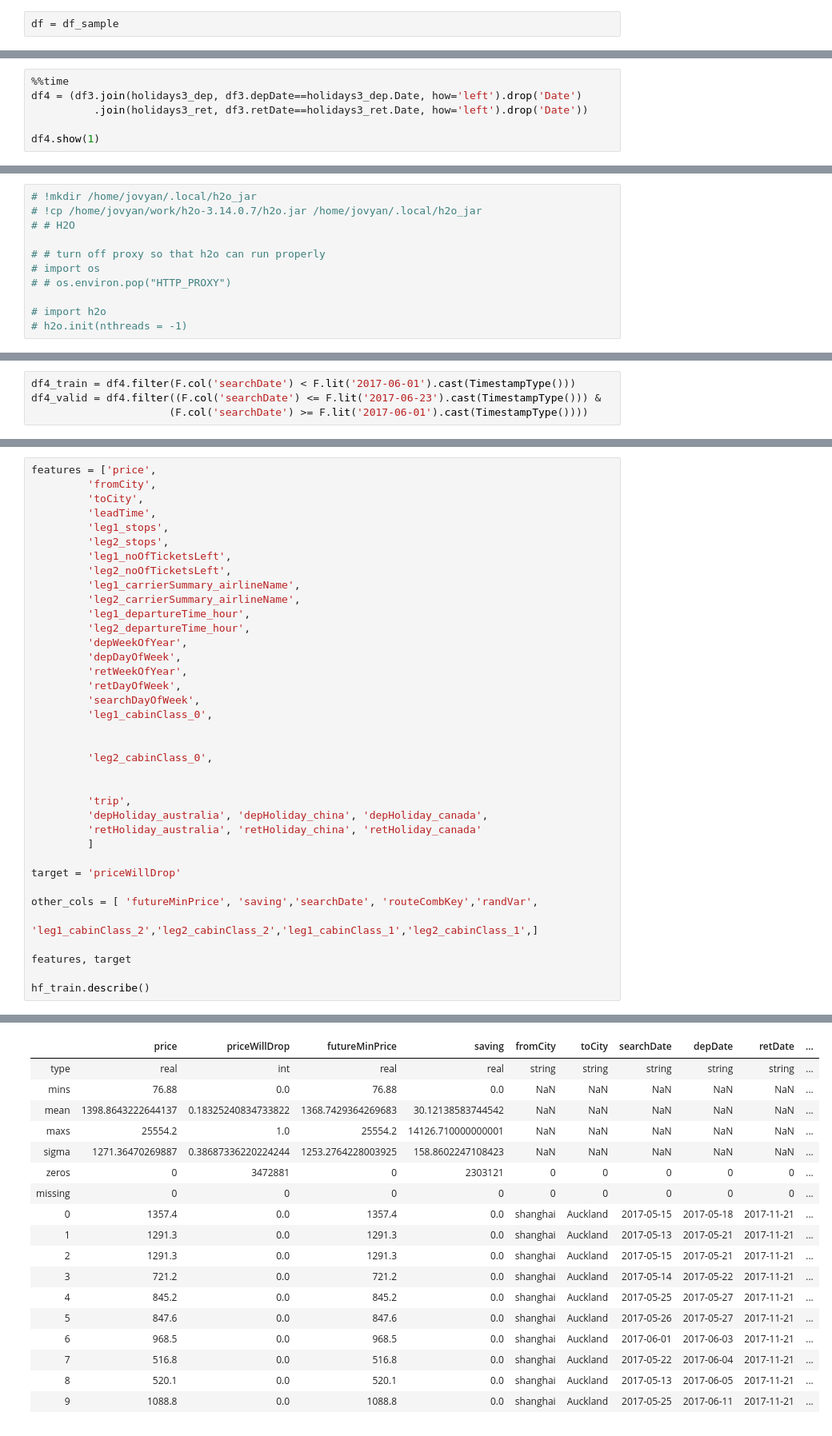
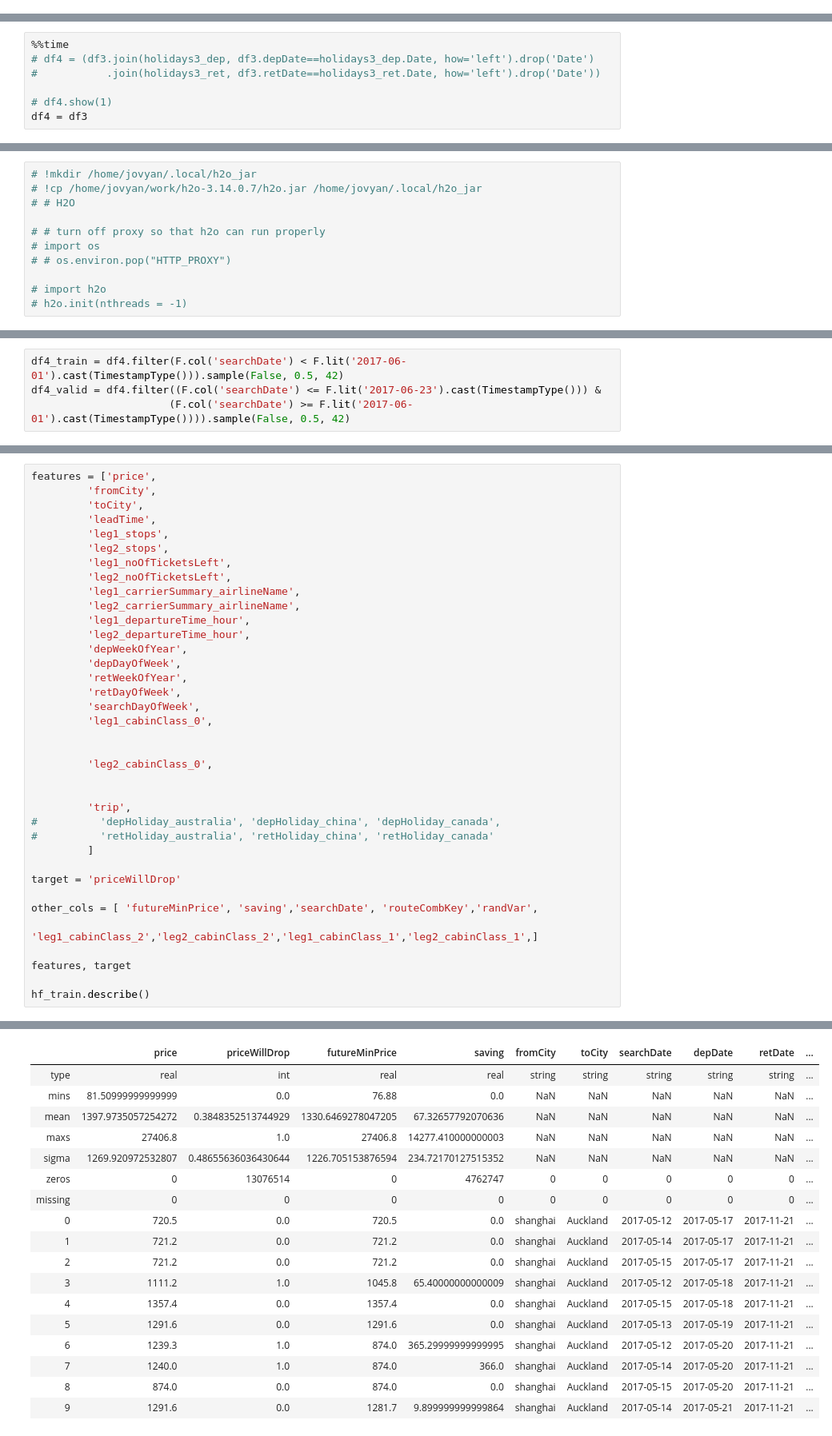
Before and after one commit to zemingyu/flight, a Jupyter notebook: prod/build test model.ipynb, the cells around one changed output, grey strips where cells are left out. Shown at 80% size. Saved outputs shown, nothing was run; the diff lists cells and outputs as text.

```diff
--- a/prod/build test model.ipynb
+++ b/prod/build test model.ipynb
@@ -160,2 +155,0 @@ df_sample.count()
-# %%
-df = df_sample
@@ -268,7 +266,8 @@ Wall time: 62 ms
 # %%
 %%time
-df4 = (df3.join(holidays3_dep, df3.depDate==holidays3_dep.Date, how='left').drop('Date')
-          .join(holidays3_ret, df3.retDate==holidays3_ret.Date, how='left').drop('Date'))
+# df4 = (df3.join(holidays3_dep, df3.depDate==holidays3_dep.Date, how='left').drop('Date')
+#           .join(holidays3_ret, df3.retDate==holidays3_ret.Date, how='left').drop('Date'))
 
-df4.show(1)
+# df4.show(1)
+df4 = df3
 # %% [output]
@@ -333,7 +310,7 @@ df4.groupBy('depHoliday_australia', 'depHoliday_china', 'depHoliday_canada',
 # %%
-df4_train = df4.filter(F.col('searchDate') < F.lit('2017-06-01').cast(TimestampType()))
+df4_train = df4.filter(F.col('searchDate') < F.lit('2017-06-01').cast(TimestampType())).sample(False, 0.5, 42)
 df4_valid = df4.filter((F.col('searchDate') <= F.lit('2017-06-23').cast(TimestampType())) &
-                      (F.col('searchDate') >= F.lit('2017-06-01').cast(TimestampType())))
+                      (F.col('searchDate') >= F.lit('2017-06-01').cast(TimestampType()))).sample(False, 0.5, 42)
 # %%
 df4_train.count(), df4_valid.count()
 # %% [output]
@@ -449,8 +426,8 @@ features = ['price',
 
 
          'trip',
-         'depHoliday_australia', 'depHoliday_china', 'depHoliday_canada',
-         'retHoliday_australia', 'retHoliday_china', 'retHoliday_canada'
+#          'depHoliday_australia', 'depHoliday_china', 'depHoliday_canada',
+#          'retHoliday_australia', 'retHoliday_china', 'retHoliday_canada'
          ]
 
 target = 'priceWillDrop'
@@ -467,21 +444,21 @@ Cols:38
 |  | price | priceWillDrop | futureMinPrice | saving | fromCity | toCity | searchDate | depDate | retDate | ... |
 | type | real | int | real | real | string | string | string | string | string | ... |
-| mins | 76.88 | 0.0 | 76.88 | 0.0 | NaN | NaN | NaN | NaN | NaN | ... |
-| mean | 1398.8643222644137 | 0.18325240834733822 | 1368.7429364269683 | 30.12138583744542 | NaN | NaN | NaN | NaN | NaN | ... |
-| maxs | 25554.2 | 1.0 | 25554.2 | 14126.710000000001 | NaN | NaN | NaN | NaN | NaN | ... |
-| sigma | 1271.36470269887 | 0.38687336220224244 | 1253.2764228003925 | 158.8602247108423 | NaN | NaN | NaN | NaN | NaN | ... |
-| zeros | 0 | 3472881 | 0 | 2303121 | 0 | 0 | 0 | 0 | 0 | ... |
+| mins | 81.50999999999999 | 0.0 | 76.88 | 0.0 | NaN | NaN | NaN | NaN | NaN | ... |
+| mean | 1397.9735057254272 | 0.3848352513744929 | 1330.6469278047205 | 67.32657792070636 | NaN | NaN | NaN | NaN | NaN | ... |
+| maxs | 27406.8 | 1.0 | 27406.8 | 14277.410000000003 | NaN | NaN | NaN | NaN | NaN | ... |
+| sigma | 1269.920972532807 | 0.48655636036430644 | 1226.705153876594 | 234.72170127515352 | NaN | NaN | NaN | NaN | NaN | ... |
+| zeros | 0 | 13076514 | 0 | 4762747 | 0 | 0 | 0 | 0 | 0 | ... |
 | missing | 0 | 0 | 0 | 0 | 0 | 0 | 0 | 0 | 0 | ... |
-| 0 | 1357.4 | 0.0 | 1357.4 | 0.0 | shanghai | Auckland | 2017-05-15 | 2017-05-18 | 2017-11-21 | ... |
-| 1 | 1291.3 | 0.0 | 1291.3 | 0.0 | shanghai | Auckland | 2017-05-13 | 2017-05-21 | 2017-11-21 | ... |
-| 2 | 1291.3 | 0.0 | 1291.3 | 0.0 | shanghai | Auckland | 2017-05-15 | 2017-05-21 | 2017-11-21 | ... |
-| 3 | 721.2 | 0.0 | 721.2 | 0.0 | shanghai | Auckland | 2017-05-14 | 2017-05-22 | 2017-11-21 | ... |
-| 4 | 845.2 | 0.0 | 845.2 | 0.0 | shanghai | Auckland | 2017-05-25 | 2017-05-27 | 2017-11-21 | ... |
-| 5 | 847.6 | 0.0 | 847.6 | 0.0 | shanghai | Auckland | 2017-05-26 | 2017-05-27 | 2017-11-21 | ... |
-| 6 | 968.5 | 0.0 | 968.5 | 0.0 | shanghai | Auckland | 2017-06-01 | 2017-06-03 | 2017-11-21 | ... |
-| 7 | 516.8 | 0.0 | 516.8 | 0.0 | shanghai | Auckland | 2017-05-22 | 2017-06-04 | 2017-11-21 | ... |
-| 8 | 520.1 | 0.0 | 520.1 | 0.0 | shanghai | Auckland | 2017-05-13 | 2017-06-05 | 2017-11-21 | ... |
-| 9 | 1088.8 | 0.0 | 1088.8 | 0.0 | shanghai | Auckland | 2017-05-25 | 2017-06-11 | 2017-11-21 | ... |
+| 0 | 720.5 | 0.0 | 720.5 | 0.0 | shanghai | Auckland | 2017-05-12 | 2017-05-17 | 2017-11-21 | ... |
+| 1 | 721.2 | 0.0 | 721.2 | 0.0 | shanghai | Auckland | 2017-05-14 | 2017-05-17 | 2017-11-21 | ... |
+| 2 | 721.2 | 0.0 | 721.2 | 0.0 | shanghai | Auckland | 2017-05-15 | 2017-05-17 | 2017-11-21 | ... |
+| 3 | 1111.2 | 1.0 | 1045.8 | 65.40000000000009 | shanghai | Auckland | 2017-05-12 | 2017-05-18 | 2017-11-21 | ... |
+| 4 | 1357.4 | 0.0 | 1357.4 | 0.0 | shanghai | Auckland | 2017-05-15 | 2017-05-18 | 2017-11-21 | ... |
+| 5 | 1291.6 | 0.0 | 1291.6 | 0.0 | shanghai | Auckland | 2017-05-13 | 2017-05-19 | 2017-11-21 | ... |
+| 6 | 1239.3 | 1.0 | 874.0 | 365.29999999999995 | shanghai | Auckland | 2017-05-12 | 2017-05-20 | 2017-11-21 | ... |
+| 7 | 1240.0 | 1.0 | 874.0 | 366.0 | shanghai | Auckland | 2017-05-14 | 2017-05-20 | 2017-11-21 | ... |
+| 8 | 874.0 | 0.0 | 874.0 | 0.0 | shanghai | Auckland | 2017-05-15 | 2017-05-20 | 2017-11-21 | ... |
+| 9 | 1291.6 | 0.0 | 1281.7 | 9.899999999999864 | shanghai | Auckland | 2017-05-14 | 2017-05-21 | 2017-11-21 | ... |
 # %%
 for feature in features:
     if hf_train.types[feature] == 'string':
```
Also changed, not shown: parts of 29 cells of this notebook, 22 other files.
